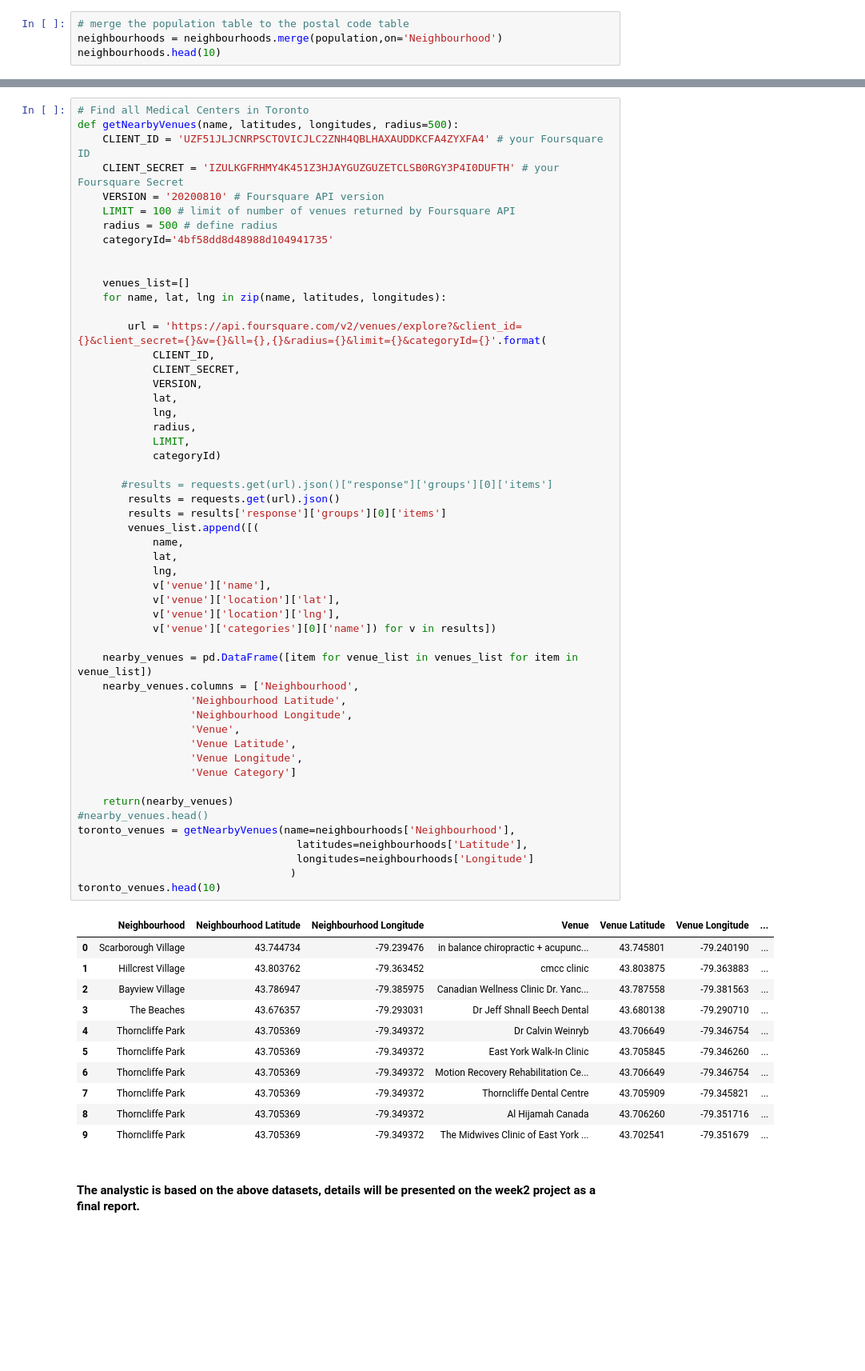
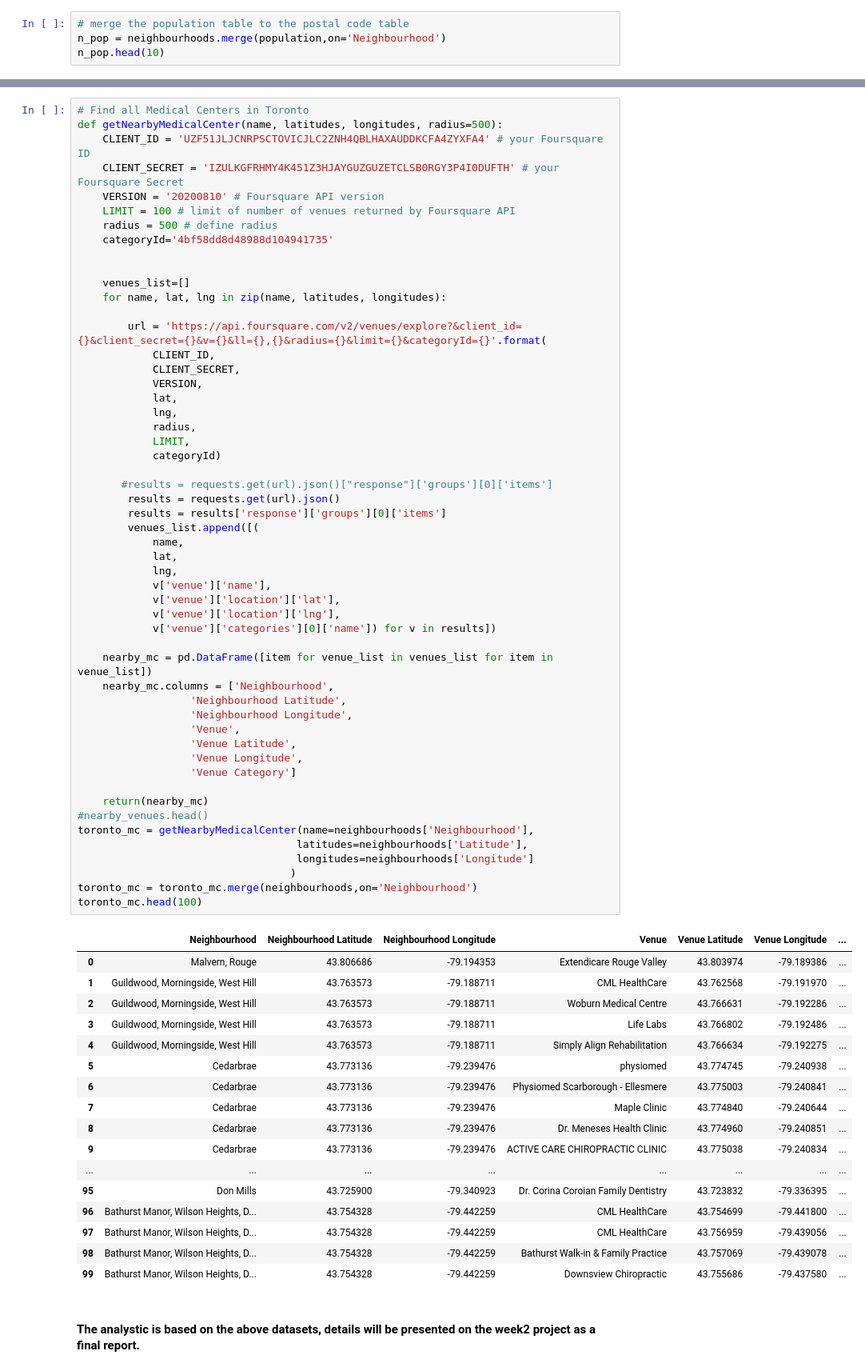
Before and after one commit to vicki-dev/theBattleOfNeighbourhood, a Jupyter notebook: neighbourhoodsBattle.ipynb, the cells around one changed output, grey strips where cells are left out. Shown at 80% size. Saved outputs shown, nothing was run; the diff lists cells and outputs as text; blank space fills up the shorter version.

```diff
--- a/neighbourhoodsBattle.ipynb
+++ b/neighbourhoodsBattle.ipynb
@@ -154,6 +154,6 @@ neighbourhoods.head(10)
 | 4 | Banbury-Don Mills | 26918 | 180 | 125 | 245 | 665 | ... |
 # %%
 # merge the population table to the postal code table
-neighbourhoods = neighbourhoods.merge(population,on='Neighbourhood')
-neighbourhoods.head(10)
+n_pop = neighbourhoods.merge(population,on='Neighbourhood')
+n_pop.head(10)
 # %% [output]
@@ -171,6 +171,6 @@ neighbourhoods.head(10)
 # %%
 # Find all Medical Centers in Toronto
-def getNearbyVenues(name, latitudes, longitudes, radius=500):
+def getNearbyMedicalCenter(name, latitudes, longitudes, radius=500):
     CLIENT_ID = 'UZF51JLJCNRPSCTOVICJLC2ZNH4QBLHAXAUDDKCFA4ZYXFA4' # your Foursquare ID
     CLIENT_SECRET = 'IZULKGFRHMY4K451Z3HJAYGUZGUZETCLSB0RGY3P4I0DUFTH' # your Foursquare Secret
     VERSION = '20200810' # Foursquare API version
@@ -190,47 +190,54 @@ def getNearbyVenues(name, latitudes, longitudes, radius=500):
             lng,
             radius,
             LIMIT,
             categoryId)
 
        #results = requests.get(url).json()["response"]['groups'][0]['items']
         results = requests.get(url).json()
         results = results['response']['groups'][0]['items']
         venues_list.append([(
             name,
             lat,
             lng,
             v['venue']['name'],
             v['venue']['location']['lat'],
             v['venue']['location']['lng'],
             v['venue']['categories'][0]['name']) for v in results])
 
-    nearby_venues = pd.DataFrame([item for venue_list in venues_list for item in venue_list])
-    nearby_venues.columns = ['Neighbourhood',
+    nearby_mc = pd.DataFrame([item for venue_list in venues_list for item in venue_list])
+    nearby_mc.columns = ['Neighbourhood',
                   'Neighbourhood Latitude',
                   'Neighbourhood Longitude',
                   'Venue',
                   'Venue Latitude',
                   'Venue Longitude',
                   'Venue Category']
 
-    return(nearby_venues)
+    return(nearby_mc)
 #nearby_venues.head()
-toronto_venues = getNearbyVenues(name=neighbourhoods['Neighbourhood'],
+toronto_mc = getNearbyMedicalCenter(name=neighbourhoods['Neighbourhood'],
                                    latitudes=neighbourhoods['Latitude'],
                                    longitudes=neighbourhoods['Longitude']
                                   )
-toronto_venues.head(10)
+toronto_mc = toronto_mc.merge(neighbourhoods,on='Neighbourhood')
+toronto_mc.head(100)
 # %% [output]
 |  | Neighbourhood | Neighbourhood Latitude | Neighbourhood Longitude | Venue | Venue Latitude | Venue Longitude | ... |
-| 0 | Scarborough Village | 43.744734 | -79.239476 | in balance chiropractic + acupunc... | 43.745801 | -79.240190 | ... |
-| 1 | Hillcrest Village | 43.803762 | -79.363452 | cmcc clinic | 43.803875 | -79.363883 | ... |
-| 2 | Bayview Village | 43.786947 | -79.385975 | Canadian Wellness Clinic Dr. Yanc... | 43.787558 | -79.381563 | ... |
-| 3 | The Beaches | 43.676357 | -79.293031 | Dr Jeff Shnall Beech Dental | 43.680138 | -79.290710 | ... |
-| 4 | Thorncliffe Park | 43.705369 | -79.349372 | Dr Calvin Weinryb | 43.706649 | -79.346754 | ... |
-| 5 | Thorncliffe Park | 43.705369 | -79.349372 | East York Walk-In Clinic | 43.705845 | -79.346260 | ... |
-| 6 | Thorncliffe Park | 43.705369 | -79.349372 | Motion Recovery Rehabilitation Ce... | 43.706649 | -79.346754 | ... |
-| 7 | Thorncliffe Park | 43.705369 | -79.349372 | Thorncliffe Dental Centre | 43.705909 | -79.345821 | ... |
-| 8 | Thorncliffe Park | 43.705369 | -79.349372 | Al Hijamah Canada | 43.706260 | -79.351716 | ... |
-| 9 | Thorncliffe Park | 43.705369 | -79.349372 | The Midwives Clinic of East York ... | 43.702541 | -79.351679 | ... |
+| 0 | Malvern, Rouge | 43.806686 | -79.194353 | Extendicare Rouge Valley | 43.803974 | -79.189386 | ... |
+| 1 | Guildwood, Morningside, West Hill | 43.763573 | -79.188711 | CML HealthCare | 43.762568 | -79.191970 | ... |
+| 2 | Guildwood, Morningside, West Hill | 43.763573 | -79.188711 | Woburn Medical Centre | 43.766631 | -79.192286 | ... |
+| 3 | Guildwood, Morningside, West Hill | 43.763573 | -79.188711 | Life Labs | 43.766802 | -79.192486 | ... |
+| 4 | Guildwood, Morningside, West Hill | 43.763573 | -79.188711 | Simply Align Rehabilitation | 43.766634 | -79.192275 | ... |
+| 5 | Cedarbrae | 43.773136 | -79.239476 | physiomed | 43.774745 | -79.240938 | ... |
+| 6 | Cedarbrae | 43.773136 | -79.239476 | Physiomed Scarborough - Ellesmere | 43.775003 | -79.240841 | ... |
+| 7 | Cedarbrae | 43.773136 | -79.239476 | Maple Clinic | 43.774840 | -79.240644 | ... |
+| 8 | Cedarbrae | 43.773136 | -79.239476 | Dr. Meneses Health Clinic | 43.774960 | -79.240851 | ... |
+| 9 | Cedarbrae | 43.773136 | -79.239476 | ACTIVE CARE CHIROPRACTIC CLINIC | 43.775038 | -79.240834 | ... |
+| ... | ... | ... | ... | ... | ... | ... | ... |
+| 95 | Don Mills | 43.725900 | -79.340923 | Dr. Corina Coroian Family Dentistry | 43.723832 | -79.336395 | ... |
+| 96 | Bathurst Manor, Wilson Heights, D... | 43.754328 | -79.442259 | CML HealthCare | 43.754699 | -79.441800 | ... |
+| 97 | Bathurst Manor, Wilson Heights, D... | 43.754328 | -79.442259 | CML HealthCare | 43.756959 | -79.439056 | ... |
+| 98 | Bathurst Manor, Wilson Heights, D... | 43.754328 | -79.442259 | Bathurst Walk-in & Family Practice | 43.757069 | -79.439078 | ... |
+| 99 | Bathurst Manor, Wilson Heights, D... | 43.754328 | -79.442259 | Downsview Chiropractic | 43.755686 | -79.437580 | ... |
 # %% [markdown]
 #### The analystic is based on the above datasets, details will be presented on the week2 project as a final report.
```
Also changed, not shown: parts of 15 cells of this notebook.
